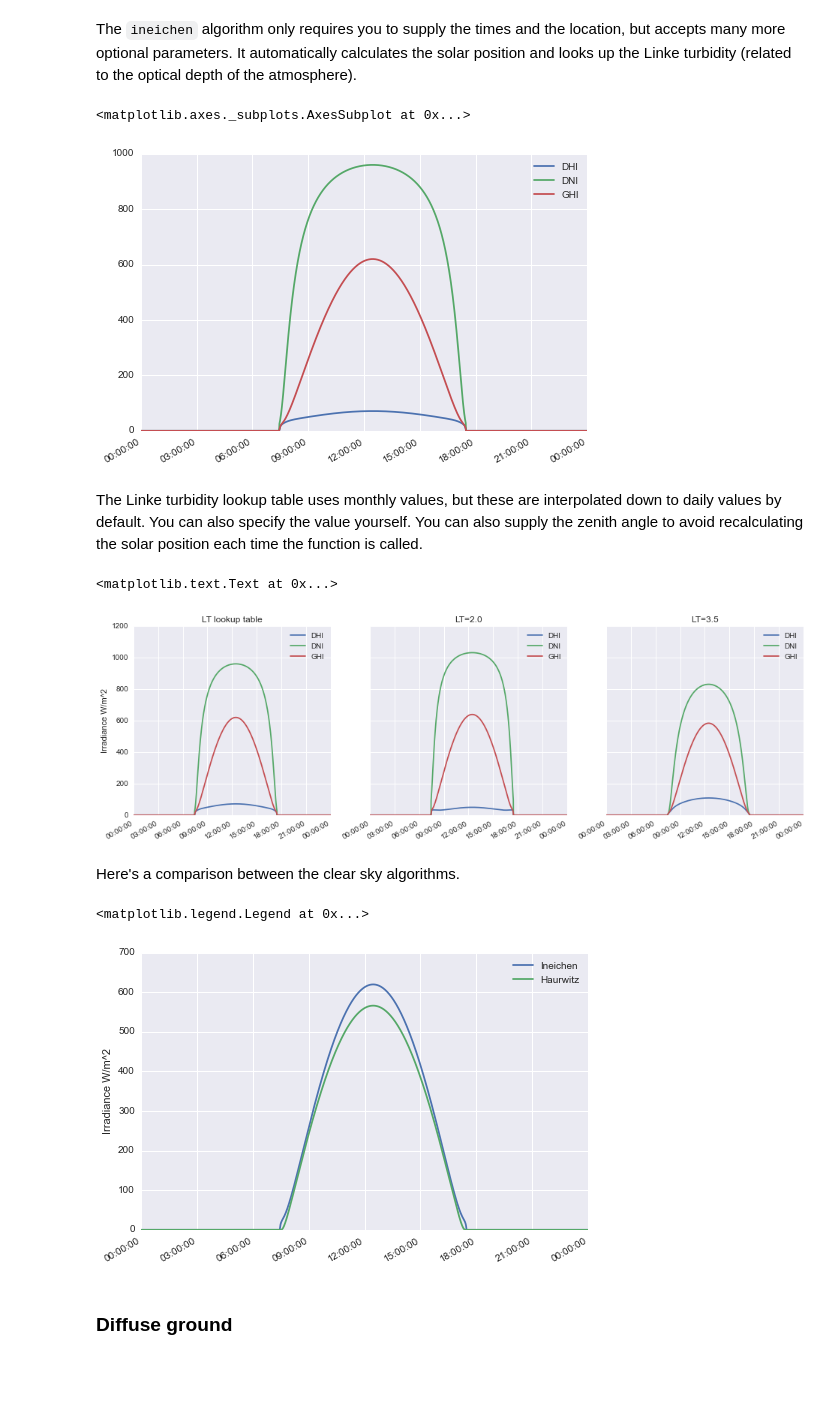
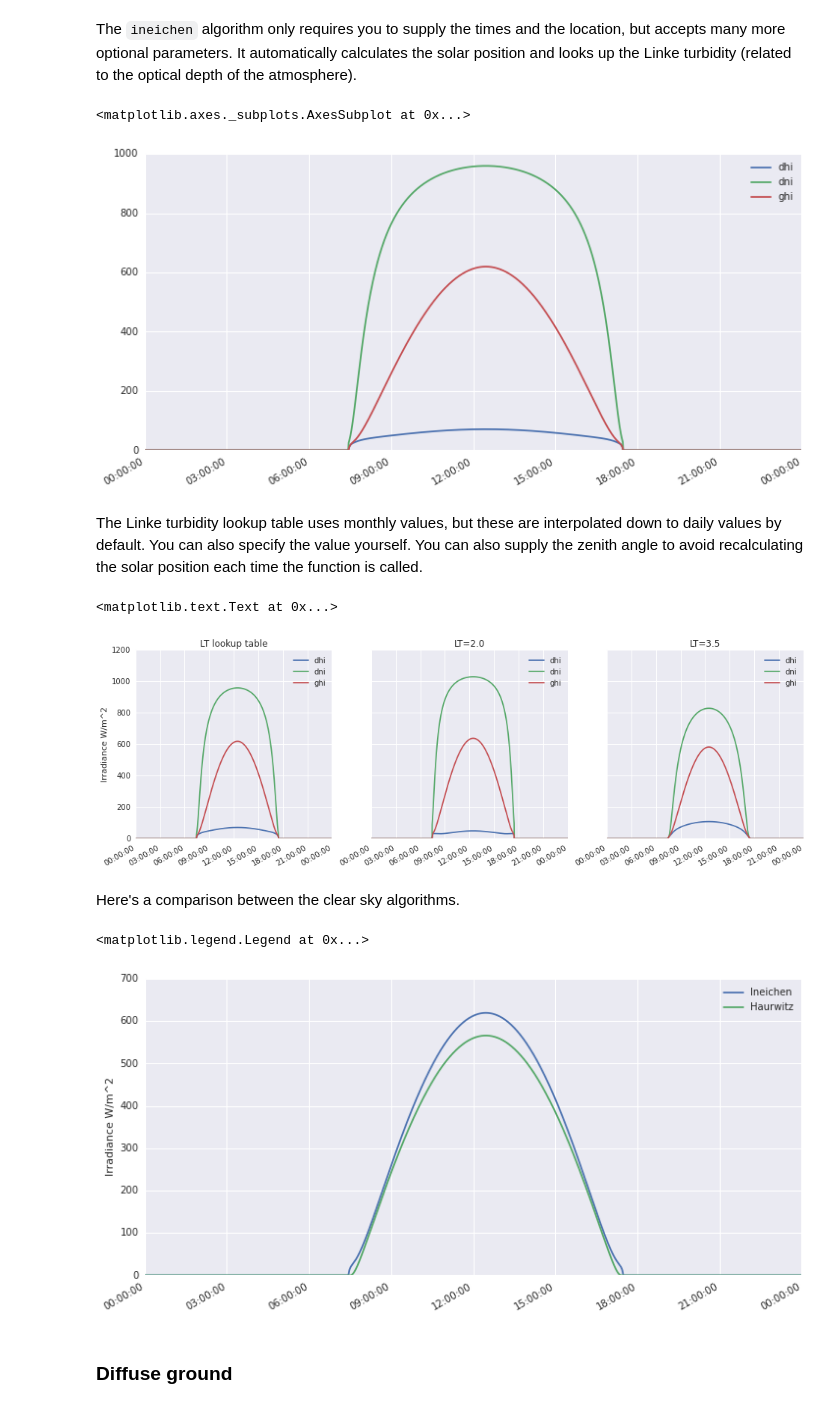
Before and after one commit to pvlib/pvlib-python, a Jupyter notebook: docs/tutorials/irradiance.ipynb, the cells around one changed output. Drawn from its saved outputs; the diff is of its cells as text; code cells hidden in the pictures; blank space fills up the shorter version.

```diff
--- a/docs/tutorials/irradiance.ipynb
+++ b/docs/tutorials/irradiance.ipynb
@@ -10,6 +18,7 @@ Authors:
 import matplotlib.pyplot as plt
 try:
     import seaborn as sns
+    sns.set(rc={'figure.figsize':(12,6)})
 except ImportError:
     pass
 
@@ -113,7 +122,7 @@ irrad_data = pvlib.clearsky.ineichen(times, tus)
 irrad_data.plot()
 # %% [output]
 <matplotlib.axes._subplots.AxesSubplot at 0x...>
-[figure, old version]
+[figure, new version]
 # %% [markdown]
 The Linke turbidity lookup table uses monthly values, but these are interpolated down to daily values by default. You can also specify the value yourself. You can also supply the zenith angle to avoid recalculating the solar position each time the function is called.
 # %%
@@ -138,20 +147,20 @@ irrad_data35.plot(ax=ax)
 ax.set_title('LT=3.5')
 # %% [output]
 <matplotlib.text.Text at 0x...>
-[figure, old version]
+[figure, new version]
 # %% [markdown]
 Here's a comparison between the clear sky algorithms.
 # %%
 ineichen_data = pvlib.clearsky.ineichen(times, tus, linke_turbidity=None, zenith_data=solpos['apparent_zenith'])
 haurwitz_data = pvlib.clearsky.haurwitz(solpos['apparent_zenith'])
 
-ineichen_data['GHI'].plot(label='Ineichen')
-haurwitz_data['GHI'].plot(label='Haurwitz')
+ineichen_data['ghi'].plot(label='Ineichen')
+haurwitz_data['ghi'].plot(label='Haurwitz')
 plt.ylabel('Irradiance W/m^2')
 plt.legend()
 # %% [output]
 <matplotlib.legend.Legend at 0x...>
-[figure, old version]
+[figure, new version]
 # %% [markdown]
 ### Diffuse ground
 # %% [markdown]
```
Also changed, not shown: parts of 38 cells of this notebook.
